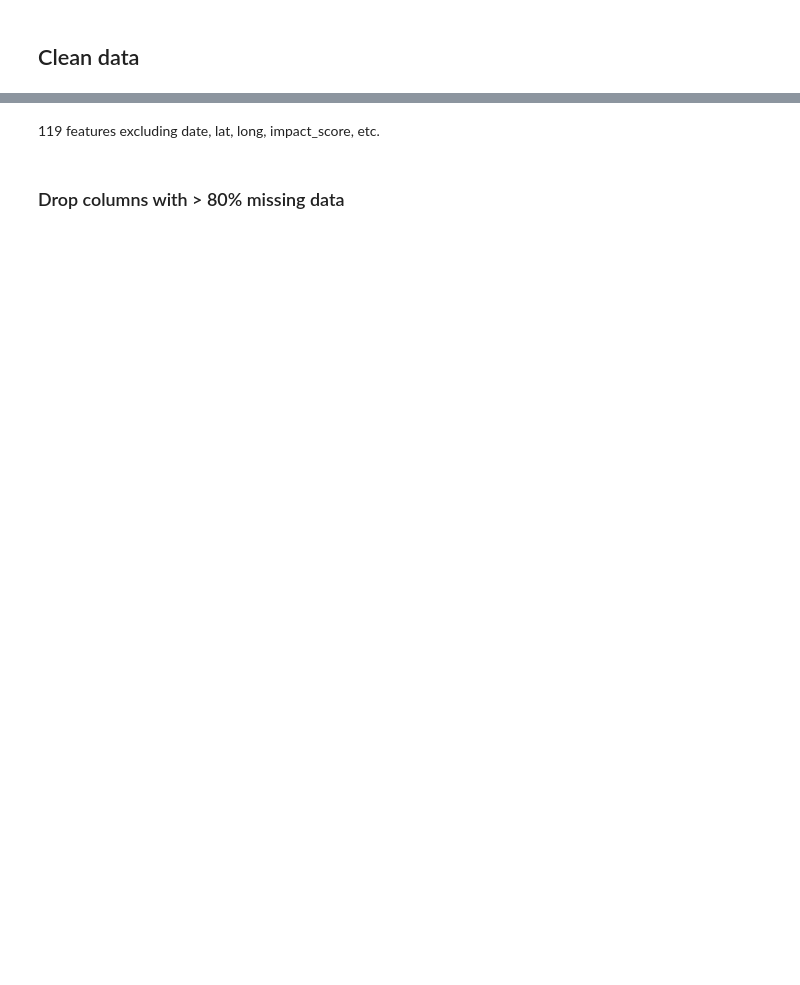
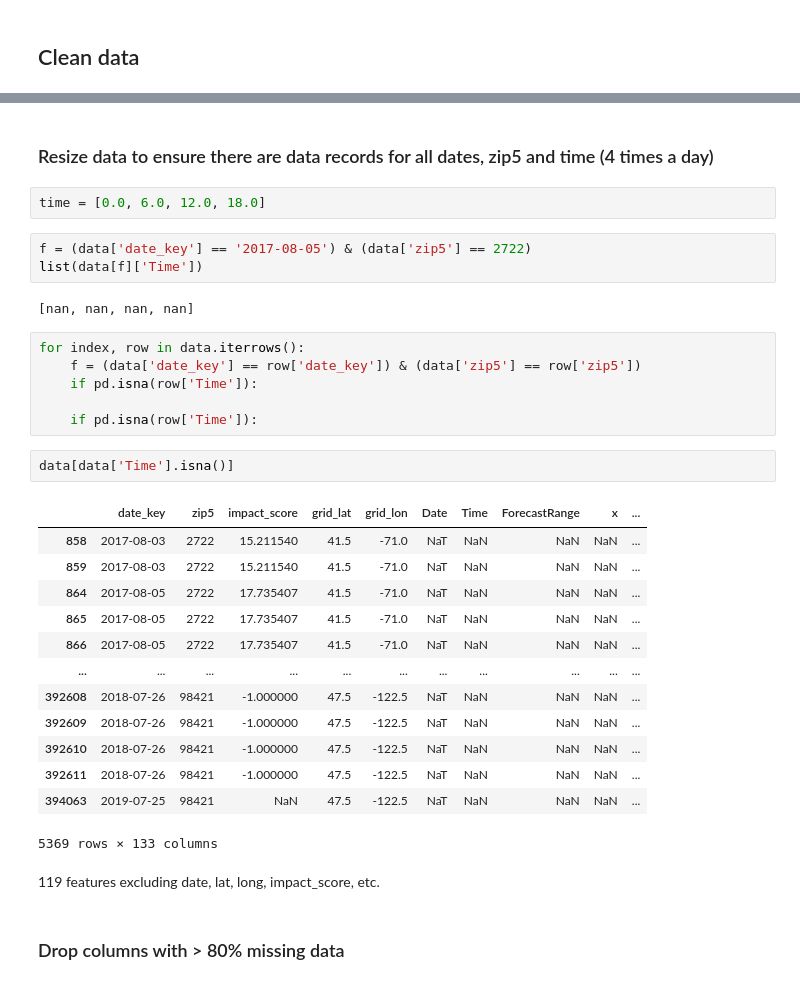
Before and after one commit to chitwankaudan/whetherweather, a Jupyter notebook: impute_missing_data.ipynb, the cells around one changed output, grey strips where cells are left out. Saved outputs shown, nothing was run; the diff lists cells and outputs as text; blank space fills up the shorter version.

```diff
--- a/impute_missing_data.ipynb
+++ b/impute_missing_data.ipynb
@@ -152,3 +129,34 @@ data = pd.read_hdf('data.h5')
+# %% [markdown]
+### Resize data to ensure there are data records for all dates, zip5 and time (4 times a day)
+# %%
+time = [0.0, 6.0, 12.0, 18.0]
+# %%
+f = (data['date_key'] == '2017-08-05') & (data['zip5'] == 2722)
+list(data[f]['Time'])
+# %% [output]
+[nan, nan, nan, nan]
+# %%
+for index, row in data.iterrows():
+    f = (data['date_key'] == row['date_key']) & (data['zip5'] == row['zip5'])
+    if pd.isna(row['Time']):
+
+    if pd.isna(row['Time']):
+# %%
+data[data['Time'].isna()]
+# %% [output]
+|  | date_key | zip5 | impact_score | grid_lat | grid_lon | Date | Time | ForecastRange | x | ... |
+| 858 | 2017-08-03 | 2722 | 15.211540 | 41.5 | -71.0 | NaT | NaN | NaN | NaN | ... |
+| 859 | 2017-08-03 | 2722 | 15.211540 | 41.5 | -71.0 | NaT | NaN | NaN | NaN | ... |
+| 864 | 2017-08-05 | 2722 | 17.735407 | 41.5 | -71.0 | NaT | NaN | NaN | NaN | ... |
+| 865 | 2017-08-05 | 2722 | 17.735407 | 41.5 | -71.0 | NaT | NaN | NaN | NaN | ... |
+| 866 | 2017-08-05 | 2722 | 17.735407 | 41.5 | -71.0 | NaT | NaN | NaN | NaN | ... |
+| ... | ... | ... | ... | ... | ... | ... | ... | ... | ... | ... |
+| 392608 | 2018-07-26 | 98421 | -1.000000 | 47.5 | -122.5 | NaT | NaN | NaN | NaN | ... |
+| 392609 | 2018-07-26 | 98421 | -1.000000 | 47.5 | -122.5 | NaT | NaN | NaN | NaN | ... |
+| 392610 | 2018-07-26 | 98421 | -1.000000 | 47.5 | -122.5 | NaT | NaN | NaN | NaN | ... |
+| 392611 | 2018-07-26 | 98421 | -1.000000 | 47.5 | -122.5 | NaT | NaN | NaN | NaN | ... |
+| 394063 | 2019-07-25 | 98421 | NaN | 47.5 | -122.5 | NaT | NaN | NaN | NaN | ... |
+5369 rows × 133 columns
 # %% [markdown]
 119 features excluding date, lat, long, impact_score, etc.
 # %% [markdown]
```
Also changed, not shown: parts of 15 cells of this notebook.
